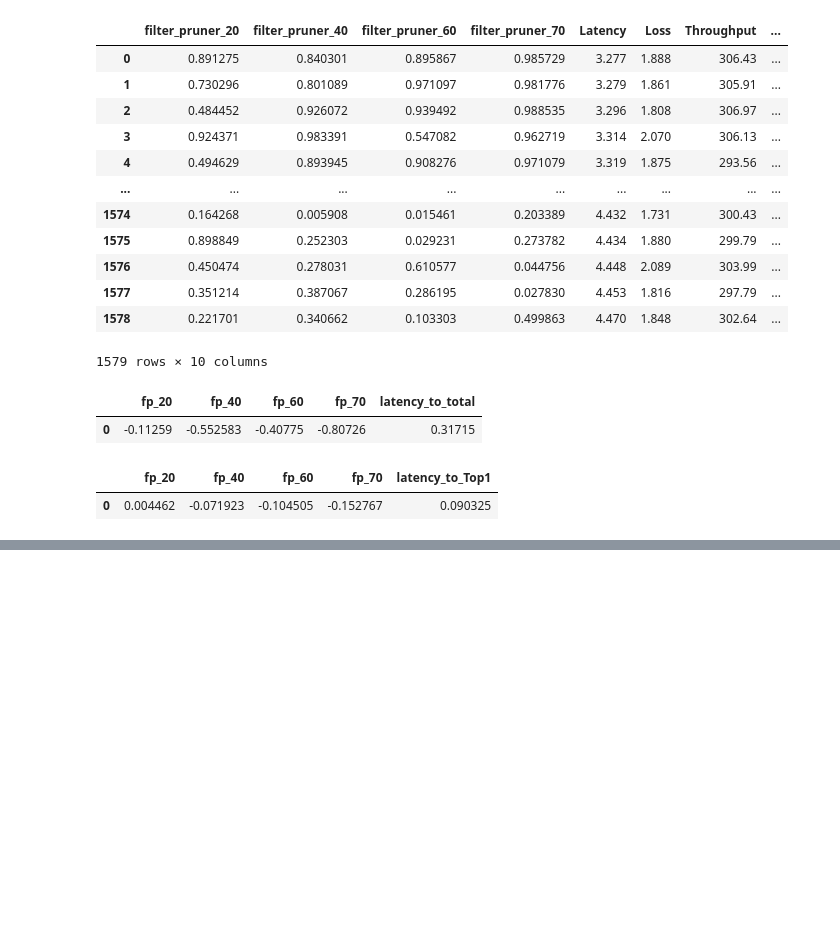
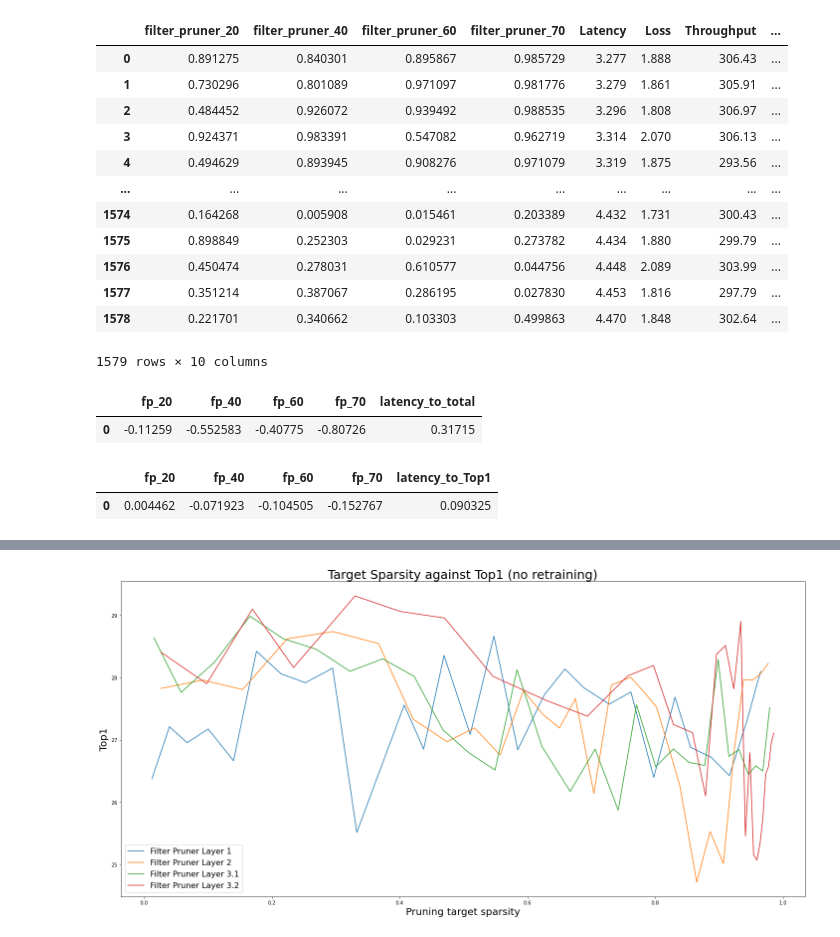
Before and after one commit to friedforfun/Dissertation, a Jupyter notebook: DataVisualisation/Datavis.ipynb, the cells around one changed output, grey strips where cells are left out. Cells and saved outputs as stored; diff of their text form; code cells hidden in the pictures; blank space fills up the shorter version.

```diff
--- a/DataVisualisation/Datavis.ipynb
+++ b/DataVisualisation/Datavis.ipynb
@@ -209,0 +181,4 @@ plt.show()
+# %%
+plot_pruners(latency_data, 'Top1', 'Target Sparsity against Top1 (no retraining)')
+# %% [output]
+[figure, added]
```
Also changed, not shown: parts of 18 cells of this notebook.
